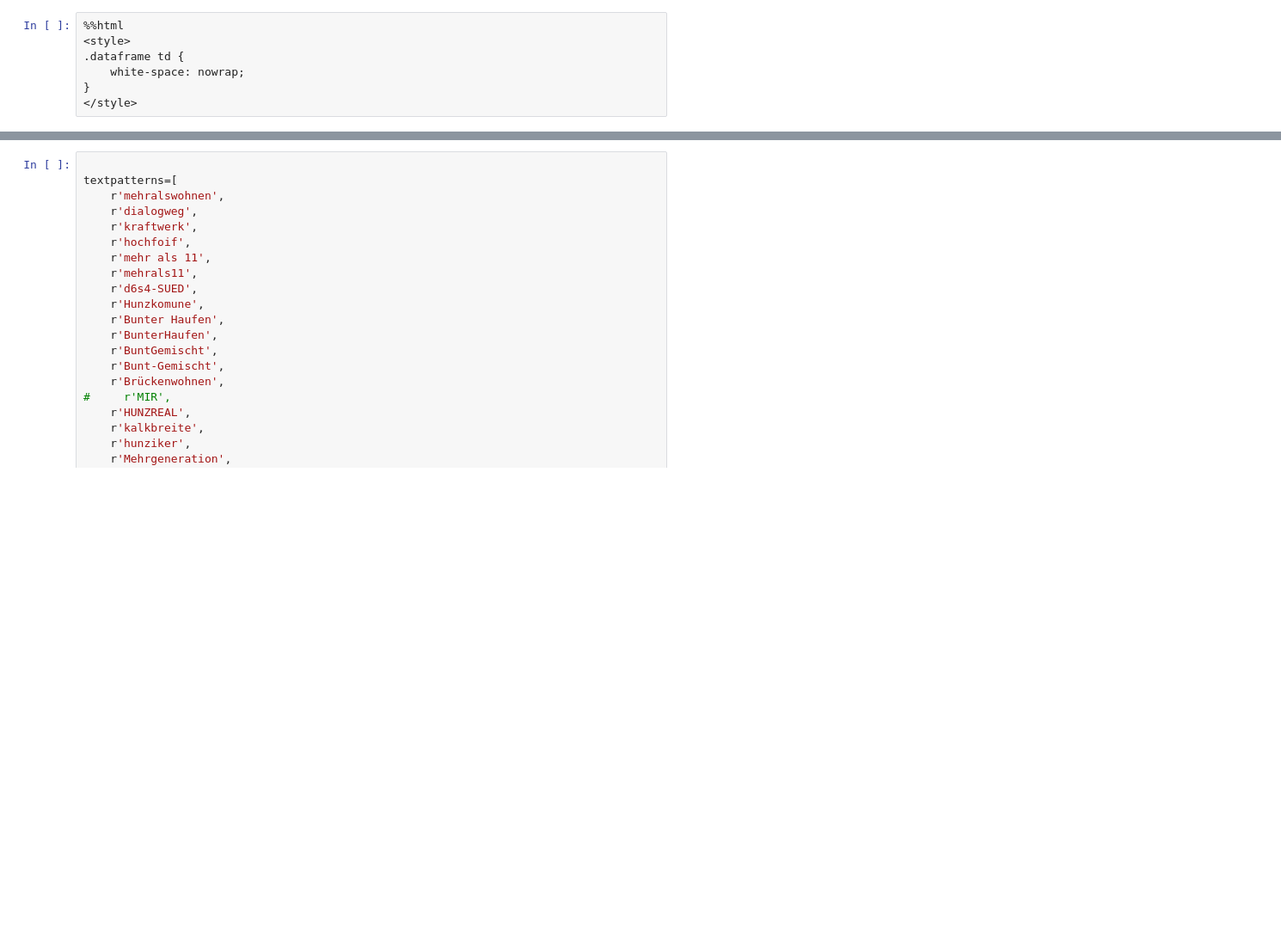
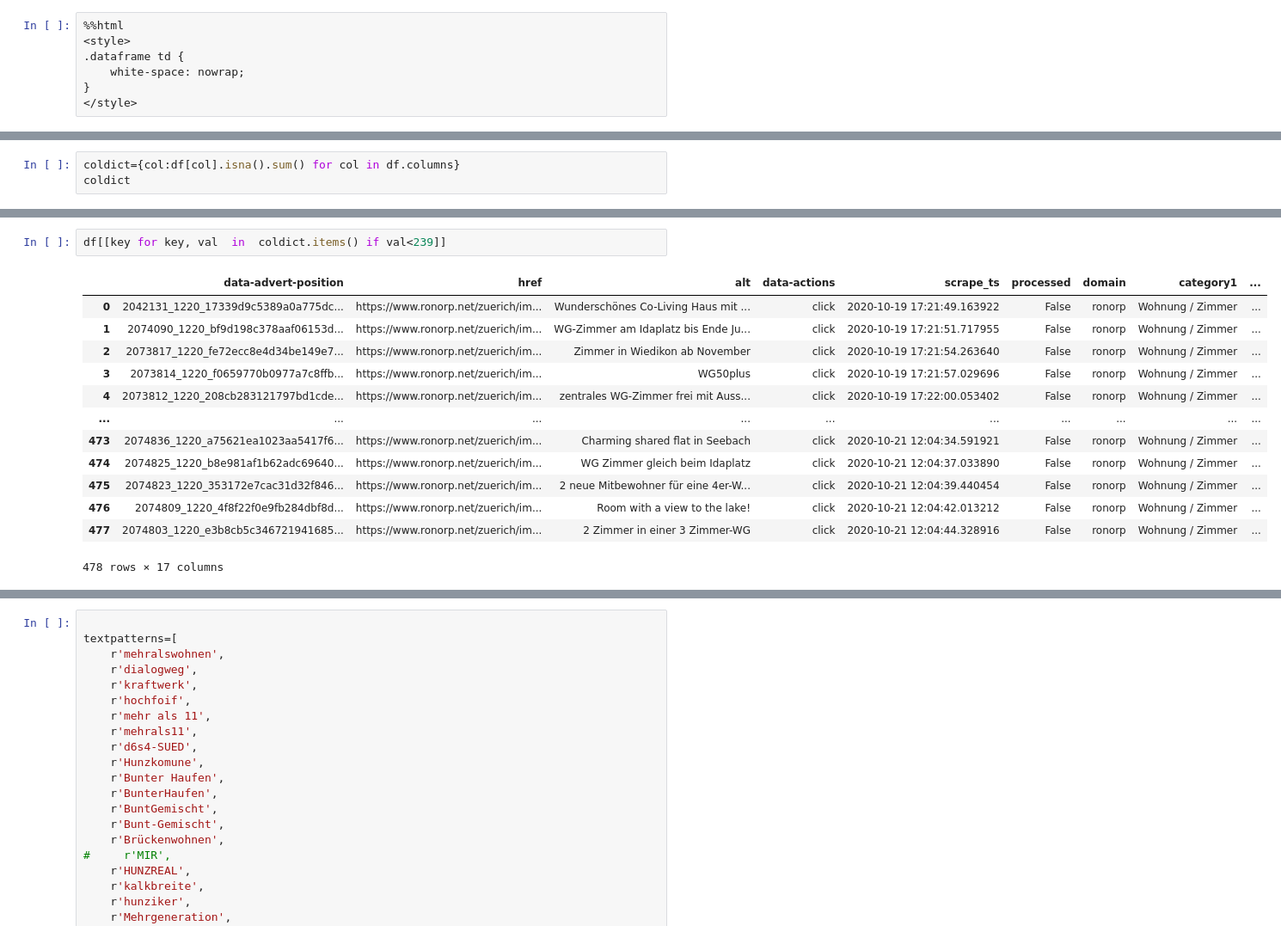
Before and after one commit to Dr-Nuke/wgscraper, a Jupyter notebook: notebooks/Analysis.ipynb, the cells around one changed output, grey strips where cells are left out. Shown: that part at 86% size. Cells and saved outputs as stored; diff of their text form; blank space fills up the shorter version.

```diff
--- a/notebooks/Analysis.ipynb
+++ b/notebooks/Analysis.ipynb
@@ -44,0 +61,3 @@ df
+# %%
+coldict={col:df[col].isna().sum() for col in df.columns}
+coldict
@@ -45,3 +82,19 @@ df
+# %%
+df[[key for key, val  in  coldict.items() if val<239]]
+# %% [output]
+|  | data-advert-position | href | alt | data-actions | scrape_ts | processed | domain | category1 | ... |
+| 0 | 2042131_1220_17339d9c5389a0a775dc... | https://www.ronorp.net/zuerich/im... | Wunderschönes Co-Living Haus mit ... | click | 2020-10-19 17:21:49.163922 | False | ronorp | Wohnung / Zimmer | ... |
+| 1 | 2074090_1220_bf9d198c378aaf06153d... | https://www.ronorp.net/zuerich/im... | WG-Zimmer am Idaplatz bis Ende Ju... | click | 2020-10-19 17:21:51.717955 | False | ronorp | Wohnung / Zimmer | ... |
+| 2 | 2073817_1220_fe72ecc8e4d34be149e7... | https://www.ronorp.net/zuerich/im... | Zimmer in Wiedikon ab November | click | 2020-10-19 17:21:54.263640 | False | ronorp | Wohnung / Zimmer | ... |
+| 3 | 2073814_1220_f0659770b0977a7c8ffb... | https://www.ronorp.net/zuerich/im... | WG50plus | click | 2020-10-19 17:21:57.029696 | False | ronorp | Wohnung / Zimmer | ... |
+| 4 | 2073812_1220_208cb283121797bd1cde... | https://www.ronorp.net/zuerich/im... | zentrales WG-Zimmer frei mit Auss... | click | 2020-10-19 17:22:00.053402 | False | ronorp | Wohnung / Zimmer | ... |
+| ... | ... | ... | ... | ... | ... | ... | ... | ... | ... |
+| 473 | 2074836_1220_a75621ea1023aa5417f6... | https://www.ronorp.net/zuerich/im... | Charming shared flat in Seebach | click | 2020-10-21 12:04:34.591921 | False | ronorp | Wohnung / Zimmer | ... |
+| 474 | 2074825_1220_b8e981af1b62adc69640... | https://www.ronorp.net/zuerich/im... | WG Zimmer gleich beim Idaplatz | click | 2020-10-21 12:04:37.033890 | False | ronorp | Wohnung / Zimmer | ... |
+| 475 | 2074823_1220_353172e7cac31d32f846... | https://www.ronorp.net/zuerich/im... | 2 neue Mitbewohner für eine 4er-W... | click | 2020-10-21 12:04:39.440454 | False | ronorp | Wohnung / Zimmer | ... |
+| 476 | 2074809_1220_4f8f22f0e9fb284dbf8d... | https://www.ronorp.net/zuerich/im... | Room with a view to the lake! | click | 2020-10-21 12:04:42.013212 | False | ronorp | Wohnung / Zimmer | ... |
+| 477 | 2074803_1220_e3b8cb5c346721941685... | https://www.ronorp.net/zuerich/im... | 2 Zimmer in einer 3 Zimmer-WG | click | 2020-10-21 12:04:44.328916 | False | ronorp | Wohnung / Zimmer | ... |
+478 rows × 17 columns
 # %%
 df.info()
 # %% [output]
```
Also changed, not shown: parts of 4 cells of this notebook, 6 other files.
